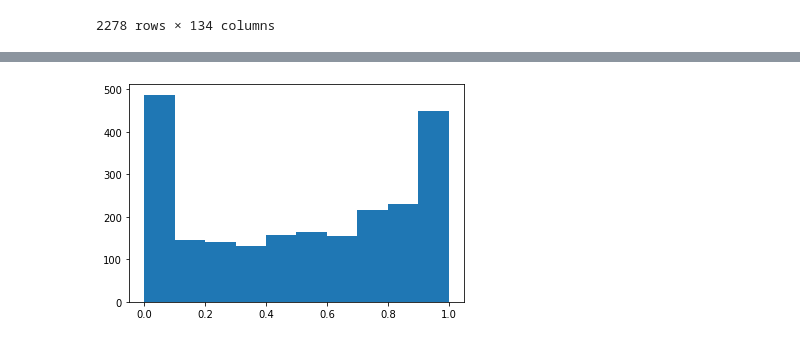
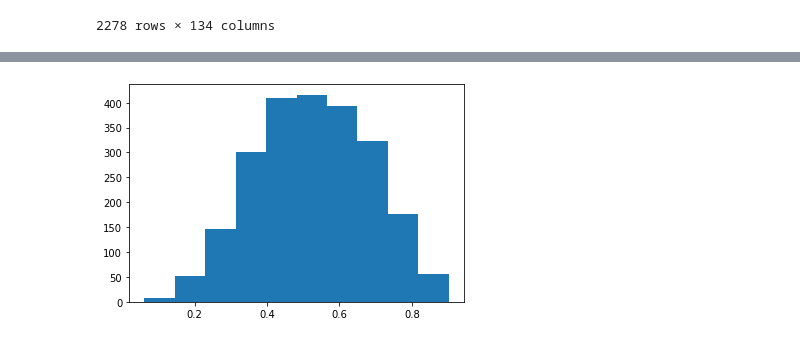
Before and after one commit to MatanFreedman/kaggle-march-madness-2021, a Jupyter notebook: notebooks/0.7-model-building-Logit W Testing.ipynb, the cells around one changed output, grey strips where cells are left out. Saved outputs shown, nothing was run; the diff lists cells and outputs as text; code cells hidden in the pictures.

```diff
--- a/notebooks/0.7-model-building-Logit W Testing.ipynb
+++ b/notebooks/0.7-model-building-Logit W Testing.ipynb
@@ -711,15 +714,13 @@ model = linear_model.LogisticRegression(max_iter=300)
 
 train_set = tourney_data.dropna(how='any').reset_index(drop=True).copy()
 
-for f_set in [features_all, boxscore_features, kenpom_features]:
-    scores, train_preds = reg_cv_train(
-            features=f_set,
-            estimator=model,
-            mode='cls',
-            plot=False,
-            verbose=False,
-            test_df=train_set
-    )
-    cv_scores.append(scores)
-    train_preds_all.append(train_preds)
+f_set = [c for c in new_features if c not in remove_cols]
+scores, train_preds = reg_cv_train(
+        features=f_set,
+        estimator=model,
+        mode='cls',
+        plot=False,
+        verbose=False,
+        test_df=train_set
+)
 # %% [output]
@@ -933,4 +778,4 @@ sub_.to_csv("../models/all_feats_03_18.csv", index=False)
 # %%
-plt.hist(all_model_final_preds);
+plt.hist(test_preds);
 # %% [output]
-[figure, old version]
+[figure, new version]
```
Also changed, not shown: parts of 25 cells of this notebook, 1 other file.
